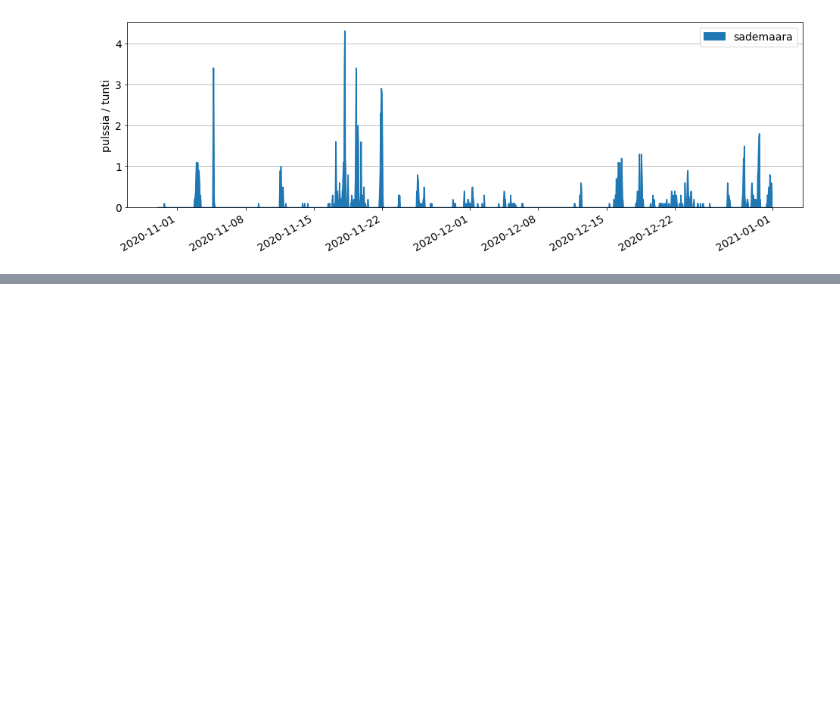
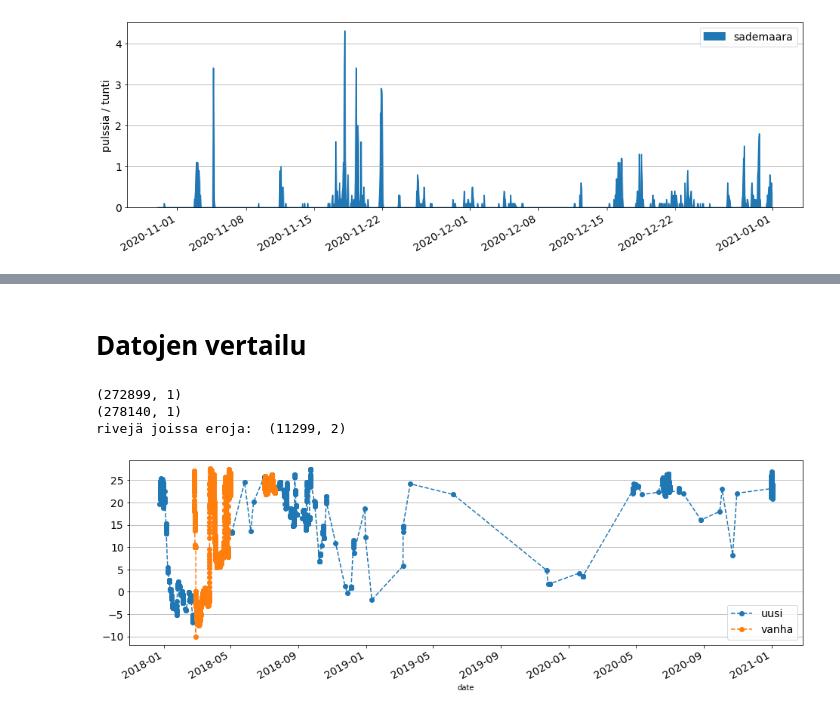
Before and after one commit to vuorenkoski/lampotilat, a Jupyter notebook: datan_esittaminen.ipynb, the cells around one changed output, grey strips where cells are left out. Cells and saved outputs as stored; diff of their text form; code cells hidden in the pictures; blank space fills up the shorter version.

```diff
--- a/datan_esittaminen.ipynb
+++ b/datan_esittaminen.ipynb
@@ -228,0 +294,38 @@ date
+# %% [markdown]
+# Datojen vertailu
+# %%
+df1 = pd.read_csv(csv_folder+'sisalla.csv', sep=',', warn_bad_lines=False, error_bad_lines=False, dtype=str)
+df1.columns = ['epoch', 'data']
+df1['date'] = pd.to_datetime(df1['epoch'], unit='ms', utc=True)
+df1['uusi'] = pd.to_numeric(df1['data'], errors='coerce')
+df1=df1[df1['uusi'].notnull()]
+df1 = df1.set_index('date').drop(columns=['epoch', 'data'])
+df1 = df1[~df1.index.duplicated(keep='first')]
+print(df1.shape)
+
+
+df2 = pd.read_csv(csv_folder+'sisalla.csv.vanha', sep=',', warn_bad_lines=False, error_bad_lines=False, dtype=str)
+df2.columns = ['epoch', 'data']
+df2['date'] = pd.to_datetime(df2['epoch'], unit='ms', utc=True)
+df2['vanha'] = pd.to_numeric(df2['data'], errors='coerce')
+df2=df2[df2['vanha'].notnull()]
+df2 = df2.set_index('date').drop(columns=['epoch', 'data'])
+df2 = df2[~df2.index.duplicated(keep='first')]
+print(df2.shape)
+
+df= pd.concat([df1,df2], axis=1)
+df = df.sort_values('date')
+
+df_erot=df[df['uusi'].isnull() | df['vanha'].isnull()]
+
+fig = df_erot.plot(kind='line', figsize=(16, 5), fontsize=14, linestyle='--', marker='o').get_figure()
+fig.axes[0].legend(loc='best', fontsize=14)
+fig.axes[0].grid(axis='y')
+print('rivejä joissa eroja: ',df_erot.shape)
+
+df[]
+# %% [output]
+(272899, 1)
+(278140, 1)
+rivejä joissa eroja:  (11299, 2)
+[figure, added]
```
Also changed, not shown: parts of 10 cells of this notebook, 11 other files.
